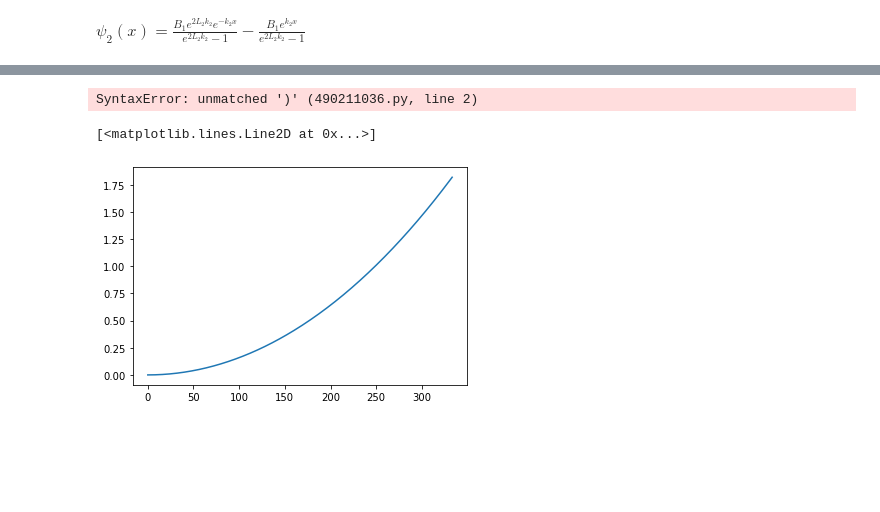
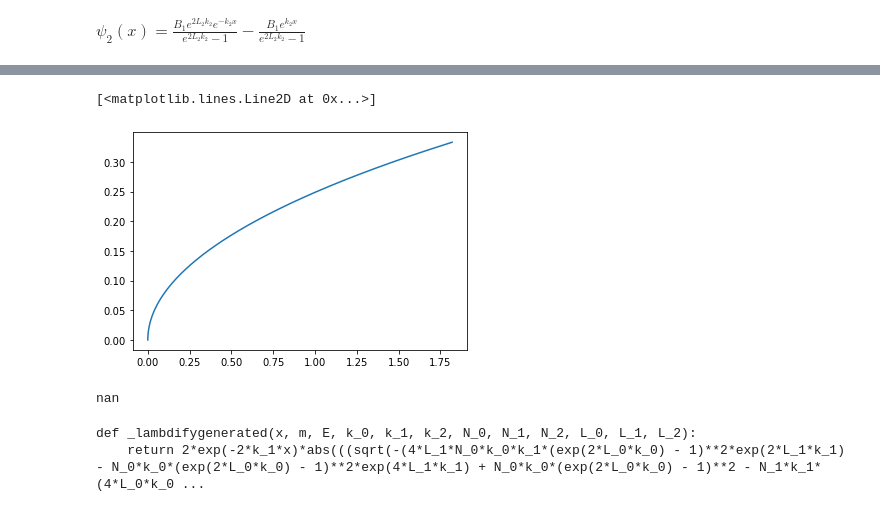
Before and after one commit to cgbsu/ResearchSpring2022SymbolicNotebooks0, a Jupyter notebook: work/stairwell_symbolic_solution/1d/zero_end_single_stair_4.ipynb, the cells around one changed output, grey strips where cells are left out. Cells and saved outputs as stored; diff of their text form; code cells hidden in the pictures; blank space fills up the shorter version.

```diff
--- a/work/stairwell_symbolic_solution/1d/zero_end_single_stair_4.ipynb
+++ b/work/stairwell_symbolic_solution/1d/zero_end_single_stair_4.ipynb
@@ -400,15 +400,23 @@ harmonic_constants = tuple( [ ( np.sqrt( mass ) * np.sqrt( 2 ) * ( -energy + pot
         for potential in potentials ] )
 # %%
 data_sets = []
-for ii in range( 1 ): #len( stairwell_solver.equations ) ):
+for ii in range( len( stairwell_solver.equations ) ):
     x_range = np.arange( 0, lengths[ ii ], .001 )
-    data_sets.append( [] )
+    data_sets.append( ( [], x_range ) )
     for x in x_range:
-        data_sets[ -1 ].append( executable_wave_functions[ ii ]( x, mass, energy, *harmonic_constants, *probabilities, *lengths ) )
+        #with np.warnings.catch_warnings():
+        #    np.warnings.filterwarnings('error')
+        #    try:
+        data_sets[ -1 ][ 0 ].append( executable_wave_functions[ ii ]( x, mass, energy, *harmonic_constants, *probabilities, *lengths ) )
+        #    except Warning as warning:
+        #        print( "WARNING: ", x, ii )
+        #        pass
-# %% [output]
-SyntaxError: unmatched ')' (490211036.py, line 2)
 # %%
-plt.plot( data_sets[ 0 ] )
+plt.plot( data_sets[ 0 ][ 0 ], data_sets[ 0 ][ 1 ] )
 # %% [output]
 [<matplotlib.lines.Line2D at 0x...>]
-[figure, old version]
+[figure, new version]
+# %%
+executable_wave_functions[ 1 ]( 0, mass, energy, *harmonic_constants, *probabilities, *lengths )
+# %% [output]
+nan
@@ -414,0 +425,5 @@ plt.plot( data_sets[ 0 ] )
+# %%
+print( inspect.getsource( executable_wave_functions[ 1 ] ) )
+# %% [output]
+def _lambdifygenerated(x, m, E, k_0, k_1, k_2, N_0, N_1, N_2, L_0, L_1, L_2):
+    return 2*exp(-2*k_1*x)*abs(((sqrt(-(4*L_1*N_0*k_0*k_1*(exp(2*L_0*k_0) - 1)**2*exp(2*L_1*k_1) - N_0*k_0*(exp(2*L_0*k_0) - 1)**2*exp(4*L_1*k_1) + N_0*k_0*(exp(2*L_0*k_0) - 1)**2 - N_1*k_1*(4*L_0*k_0 ...
```
Also changed, not shown: parts of 7 cells of this notebook.
